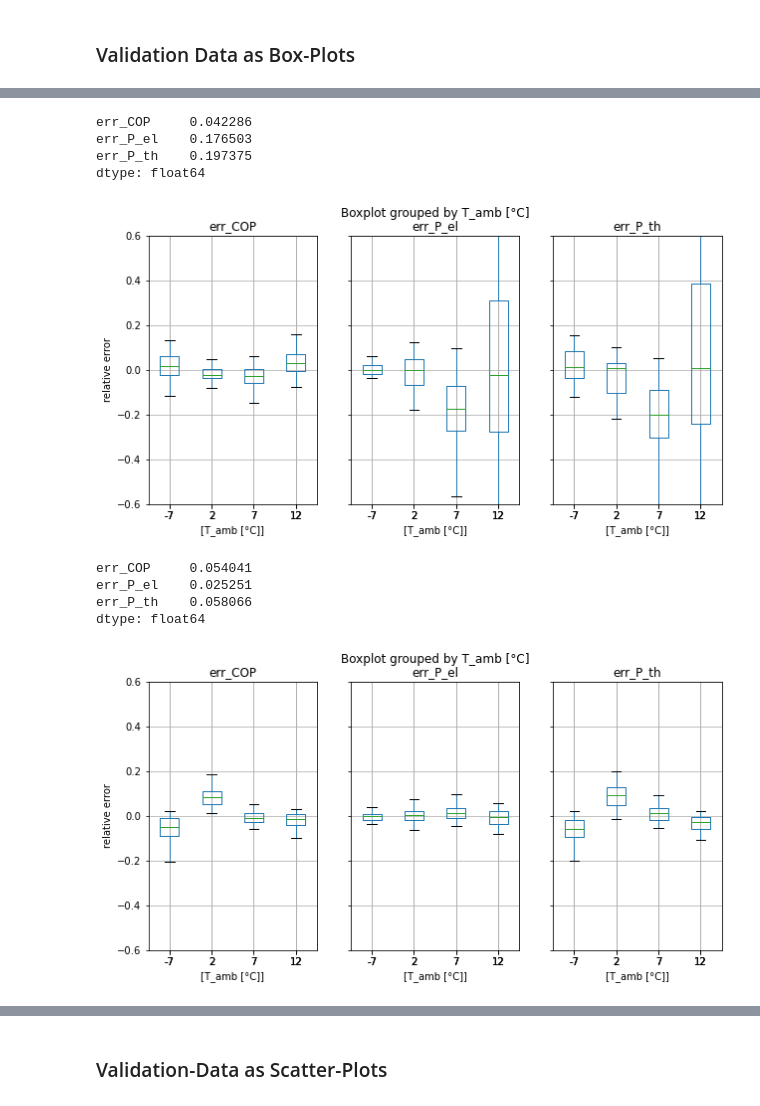
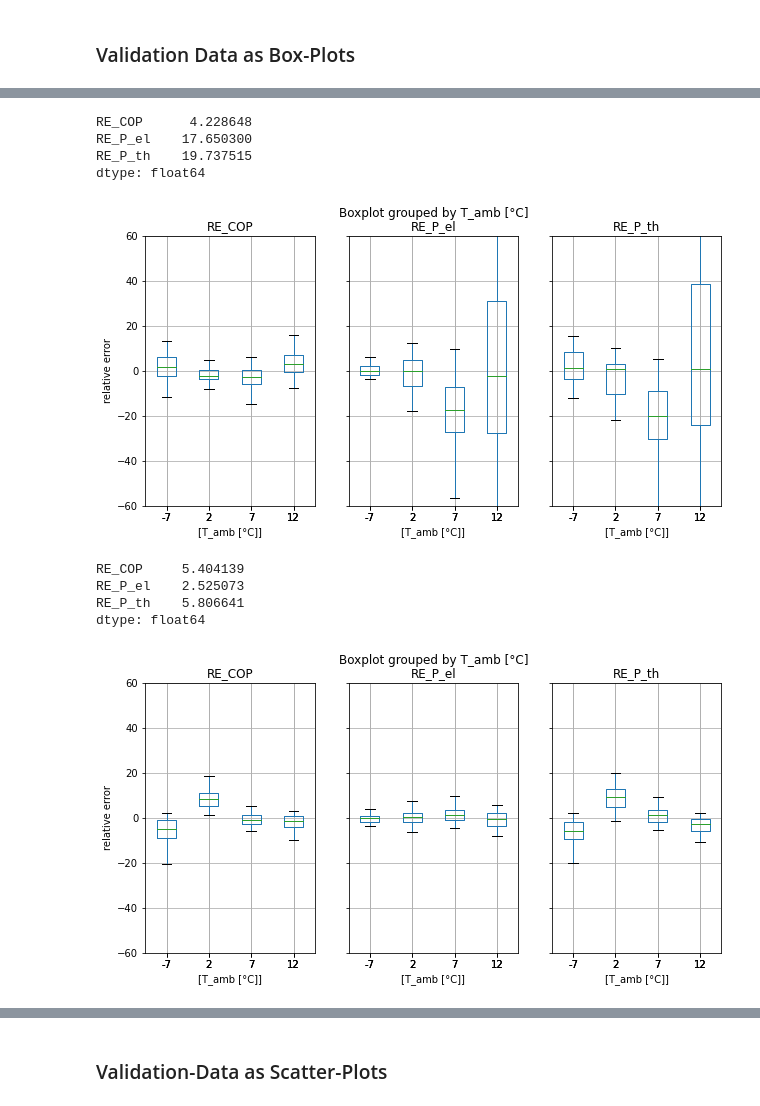
Before and after one commit to FZJ-IEK3-VSA/hplib, a Jupyter notebook: src/documentation.ipynb, the cells around one changed output, grey strips where cells are left out. Drawn from its saved outputs; the diff is of its cells as text; code cells hidden in the pictures.

```diff
--- a/src/documentation.ipynb
+++ b/src/documentation.ipynb
@@ -249,33 +204,33 @@ dtype: float64
 # %%
 # Plot results for Group 2 (Brine/Water, Regulated)
 Group = 2
 data = df.loc[(df['Group']==Group)]
-data = data[['T_amb [°C]','err_COP', 'err_P_el', 'err_P_th']]
+data = data[['T_amb [°C]','RE_COP', 'RE_P_el', 'RE_P_th']]
 ax = data.boxplot(by='T_amb [°C]', layout=(1,3), figsize=(10,5), showfliers=False)
-ax[0].set_ylim(-0.6,0.6)
+ax[0].set_ylim(-60,60)
 ax[0].set_ylabel('relative error')
 data.abs().mean()[1:4] # mean relative error
 # %% [output]
-err_COP     0.042286
-err_P_el    0.176503
-err_P_th    0.197375
+RE_COP      4.228648
+RE_P_el    17.650300
+RE_P_th    19.737515
 dtype: float64
-[figure, old version]
+[figure, new version]
 # %%
 # Plot results for Group 4 (Air/Water, On-Off)
 Group = 4
 data = df.loc[(df['Group']==Group)]
-data = data[['T_amb [°C]','err_COP', 'err_P_el', 'err_P_th']]
+data = data[['T_amb [°C]','RE_COP', 'RE_P_el', 'RE_P_th']]
 ax = data.boxplot(by='T_amb [°C]', layout=(1,3), figsize=(10,5), showfliers=False)
-ax[0].set_ylim(-0.6,0.6)
+ax[0].set_ylim(-60,60)
 ax[0].set_ylabel('relative error')
 data.abs().mean()[1:4] # mean relative error
 # %% [output]
-err_COP     0.054041
-err_P_el    0.025251
-err_P_th    0.058066
+RE_COP     5.404139
+RE_P_el    2.525073
+RE_P_th    5.806641
 dtype: float64
-[figure, old version]
+[figure, new version]
 # %%
 # Plot results for Group 5 (Brine/Water, On-Off)
 Group = 5
```
Also changed, not shown: parts of 11 cells of this notebook, 4 other files.
